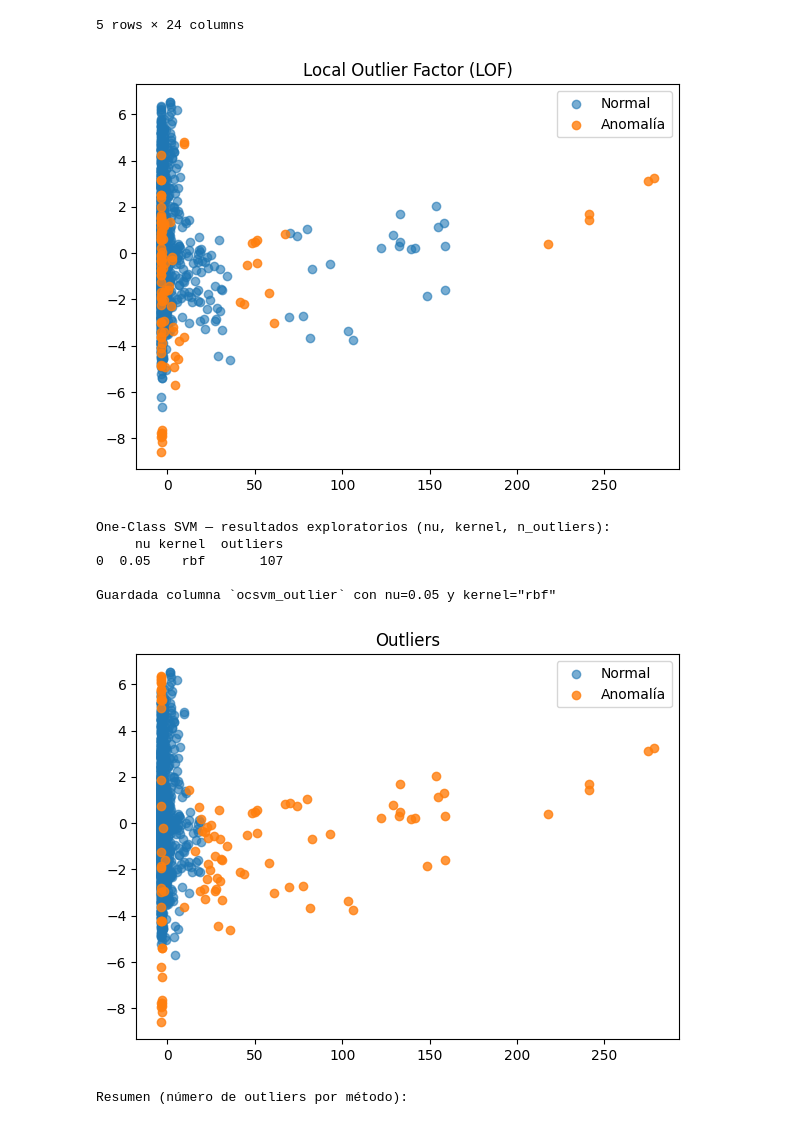
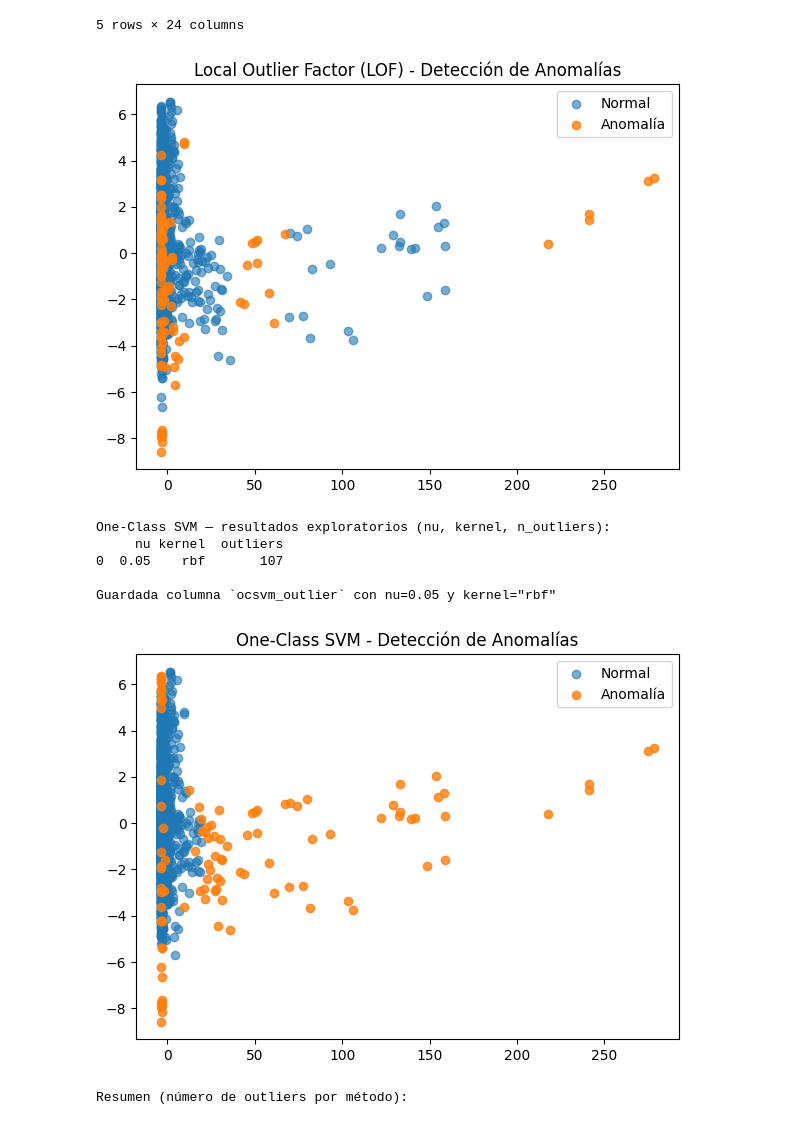
Before and after one commit to omarjmc/maestria, a Jupyter notebook: aprendizaje/grupal/AA_ACT_2_MONTEMAYOR_SEGOVIA.ipynb, the cells around one changed output. Saved outputs shown, nothing was run; the diff lists cells and outputs as text; code cells hidden in the pictures.

```diff
--- a/aprendizaje/grupal/AA_ACT_2_MONTEMAYOR_SEGOVIA.ipynb
+++ b/aprendizaje/grupal/AA_ACT_2_MONTEMAYOR_SEGOVIA.ipynb
@@ -1353,25 +1353,25 @@ LOF: outliers detectados = 107
 # %%
 # -------------------------
 # Gráfica
 # -------------------------
 plt.figure(figsize=(7, 5))
 plt.scatter(
     X_pca[labels_lof == 1, 0],
     X_pca[labels_lof == 1, 1],
     alpha=0.6,
     label='Normal'
 )
 plt.scatter(
     X_pca[labels_lof == -1, 0],
     X_pca[labels_lof == -1, 1],
     alpha=0.8,
     label='Anomalía'
 )
-plt.title("Local Outlier Factor (LOF)")
+plt.title("Local Outlier Factor (LOF) - Detección de Anomalías")
 plt.legend()
 plt.show()
 # %% [output]
-[figure, old version]
+[figure, new version]
 # %%
 # One-Class SVM — exploración de `nu` y `kernel`
 # Selección de características numéricas y escalado
@@ -1419,11 +1419,11 @@ plt.scatter(
     alpha=0.8,
     label='Anomalía'
 )
-plt.title("Outliers")
+plt.title("One-Class SVM - Detección de Anomalías")
 plt.legend()
 plt.show()
 # %% [output]
-[figure, old version]
+[figure, new version]
 # %%
 ### Resumen e intersección de resultados de detección de anomalías
 # Mostrar resumen de outliers detectados por cada método y la intersección entre métodos
```
Also changed, not shown: parts of 2 cells of this notebook.
